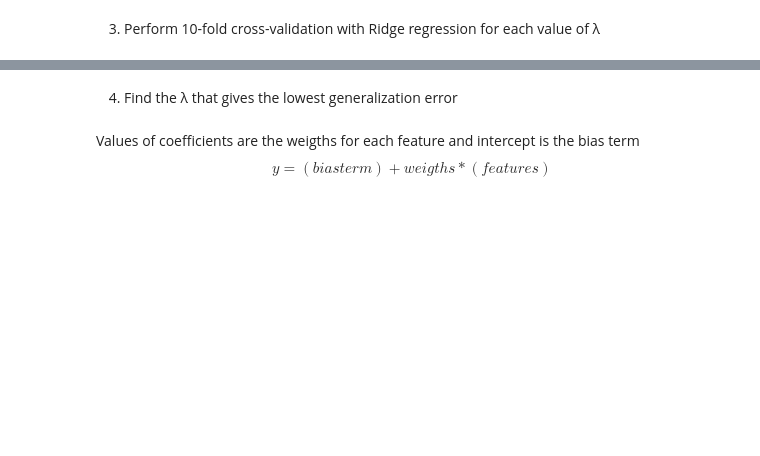
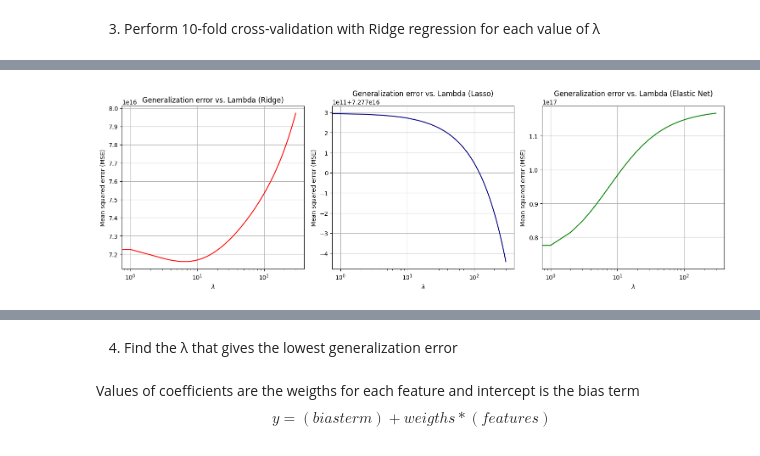
Before and after one commit to magolimbo/Machine-Learning-report1, a Jupyter notebook: Regression GROSS.ipynb, the cells around one changed output, grey strips where cells are left out. Saved outputs shown, nothing was run; the diff lists cells and outputs as text; code cells hidden in the pictures; blank space fills up the shorter version.

```diff
--- a/Regression GROSS.ipynb
+++ b/Regression GROSS.ipynb
@@ -0,0 +27,3 @@
+# %%
+file_path = r"C:\Users\Dell\Desktop\Git\Machine-Learning-report1\MAIN_Movies_DS.xls"
+doc = xlrd.open_workbook(file_path).sheet_by_index(0)
@@ -186,0 +258,94 @@ plt.show()
+# %%
+from sklearn.linear_model import Ridge, Lasso, ElasticNet
+
+# Diccionarios para almacenar los resultados de cada modelo
+ridge_results = {}
+lasso_results = {}
+elastic_net_results = {}
+
+# Itera a través de los valores de lambda y realiza la validación cruzada
+# Para cada lambda se obtiene un resultado el qual se almacena en los diccionarios declarados arriba.
+# Tres tipos de cross validation diferentes.
+for lambda_val in lambdas:
+    # Ridge Model
+    ridge_model = Ridge(alpha=lambda_val)
+    kfold = KFold(n_splits=10, shuffle=True, random_state=42)
+    ridge_scores = cross_val_score(
+        ridge_model, X_train, y_train, cv=kfold, scoring="neg_mean_squared_error"
+    )
+    ridge_mse = -np.mean(ridge_scores)
+    ridge_results[lambda_val] = ridge_mse
+
+    # Lasso Model
+    lasso_model = Lasso(alpha=lambda_val)
+    lasso_scores = cross_val_score(
+        lasso_model, X_train, y_train, cv=kfold, scoring="neg_mean_squared_error"
+    )
+    lasso_mse = -np.mean(lasso_scores)
+    lasso_results[lambda_val] = lasso_mse
+
+    # Elastic Net Model
+    elastic_net_model = ElasticNet(
+        alpha=lambda_val, l1_ratio=0.5
+    )  # l1_ratio = 0.5 para balancear L1 y L2
+    elastic_net_scores = cross_val_score(
+        elastic_net_model, X_train, y_train, cv=kfold, scoring="neg_mean_squared_error"
+    )
+    elastic_net_mse = -np.mean(elastic_net_scores)
+    elastic_net_results[lambda_val] = elastic_net_mse
+
+
+print("Ridge results: ", ridge_results)
+print("Lasso results: ", lasso_results)
+print("ElasticNet results: ", elastic_net_results)
+
+# Crear una figura con una fila y tres columnas
+plt.figure(figsize=(8, 5))
+plt.subplots(1, 3, figsize=(15, 5))
+
+# Graficar los resultados para Ridge
+plt.subplot(1, 3, 1)
+plt.plot(
+    lambdas, list(ridge_results.values()), linestyle="-", color="red", label="Ridge"
+)
+plt.xlabel("$λ$")
+plt.ylabel("Mean squared error (MSE)")
+plt.title("Generalization error vs. Lambda (Ridge)")
+plt.xscale("log")
+plt.grid(True)
+
+# Graficar los resultados para Lasso
+plt.subplot(1, 3, 2)
+plt.plot(
+    lambdas, list(lasso_results.values()), linestyle="-", color="navy", label="Lasso"
+)
+plt.xlabel("$λ$")
+plt.ylabel("Mean squared error (MSE)")
+plt.title("Generalization error vs. Lambda (Lasso)")
+plt.xscale("log")
+plt.grid(True)
+
+# Graficar los resultados para Elastic Net
+plt.subplot(1, 3, 3)
+plt.plot(
+    lambdas,
+    list(elastic_net_results.values()),
+    linestyle="-",
+    color="g",
+    label="Elastic Net",
+)
+plt.xlabel("$λ$")
+plt.ylabel("Mean squared error (MSE)")
+plt.title("Generalization error vs. Lambda (Elastic Net)")
+plt.xscale("log")
+plt.grid(True)
+
+# Ajustar los subplots para evitar solapamiento
+plt.tight_layout()
+
+# Guardar la figura como un archivo PDF
+# plt.savefig("combined_regression_results.pdf")
+
+# Mostrar la figura en la pantalla
+plt.show()
+# %% [output]
@@ -186,0 +356 @@ plt.show()
+[figure, added]
```
Also changed, not shown: parts of 44 cells of this notebook, 1 other file.
